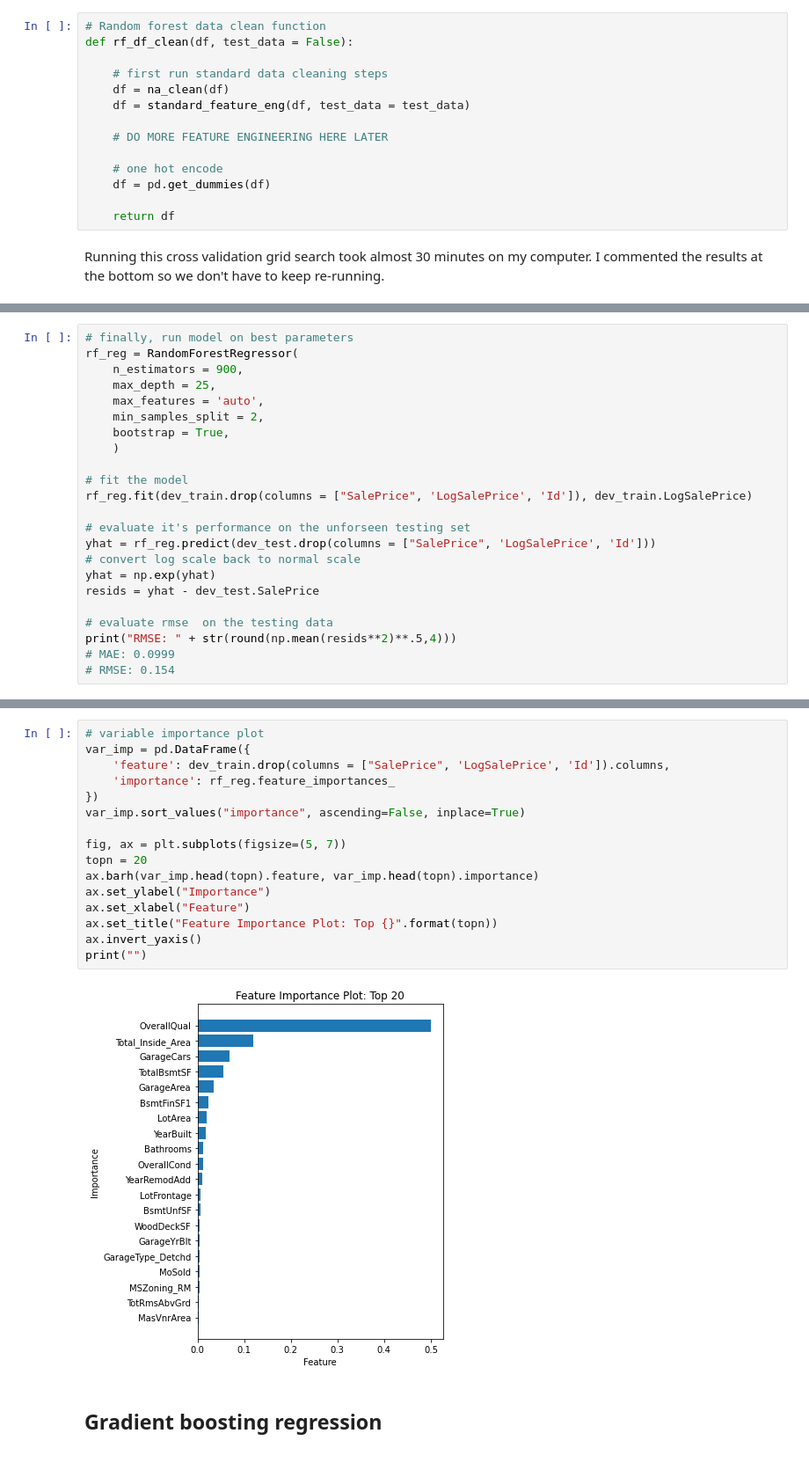
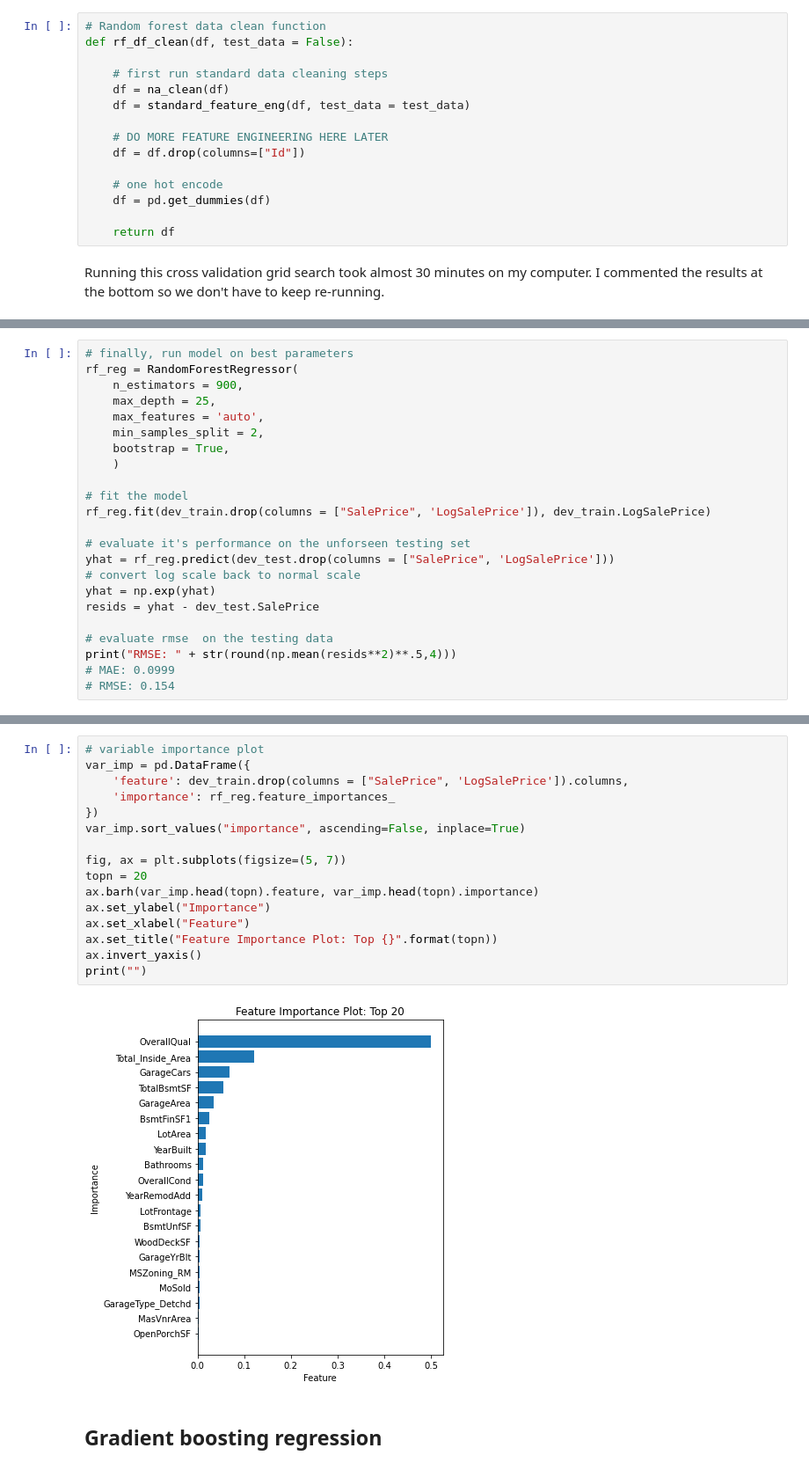
Before and after one commit to trevor-johnson1/w207_finalproject, a Jupyter notebook: models/modeling_tj.ipynb, the cells around one changed output, grey strips where cells are left out. Shown at 88% size. Cells and saved outputs as stored; diff of their text form.

```diff
--- a/models/modeling_tj.ipynb
+++ b/models/modeling_tj.ipynb
@@ -260,6 +258,7 @@ def rf_df_clean(df, test_data = False):
     df = standard_feature_eng(df, test_data = test_data)
 
     # DO MORE FEATURE ENGINEERING HERE LATER
+    df = df.drop(columns=["Id"])
 
     # one hot encode
     df = pd.get_dummies(df)
@@ -310,10 +309,10 @@ rf_reg = RandomForestRegressor(
     )
 
 # fit the model
-rf_reg.fit(dev_train.drop(columns = ["SalePrice", 'LogSalePrice', 'Id']), dev_train.LogSalePrice)
+rf_reg.fit(dev_train.drop(columns = ["SalePrice", 'LogSalePrice']), dev_train.LogSalePrice)
 
 # evaluate it's performance on the unforseen testing set
-yhat = rf_reg.predict(dev_test.drop(columns = ["SalePrice", 'LogSalePrice', 'Id']))
+yhat = rf_reg.predict(dev_test.drop(columns = ["SalePrice", 'LogSalePrice']))
 # convert log scale back to normal scale
 yhat = np.exp(yhat)
 resids = yhat - dev_test.SalePrice
@@ -338,21 +337,21 @@ Score on test: -4.523
 # %%
 # variable importance plot
 var_imp = pd.DataFrame({
-    'feature': dev_train.drop(columns = ["SalePrice", 'LogSalePrice', 'Id']).columns,
+    'feature': dev_train.drop(columns = ["SalePrice", 'LogSalePrice']).columns,
     'importance': rf_reg.feature_importances_
 })
 var_imp.sort_values("importance", ascending=False, inplace=True)
 
 fig, ax = plt.subplots(figsize=(5, 7))
 topn = 20
 ax.barh(var_imp.head(topn).feature, var_imp.head(topn).importance)
 ax.set_ylabel("Importance")
 ax.set_xlabel("Feature")
 ax.set_title("Feature Importance Plot: Top {}".format(topn))
 ax.invert_yaxis()
 print("")
 # %% [output]
-[figure, old version]
+[figure, new version]
 # %% [markdown]
 ## Gradient boosting regression
 # %%
```
Also changed, not shown: parts of 15 cells of this notebook.
